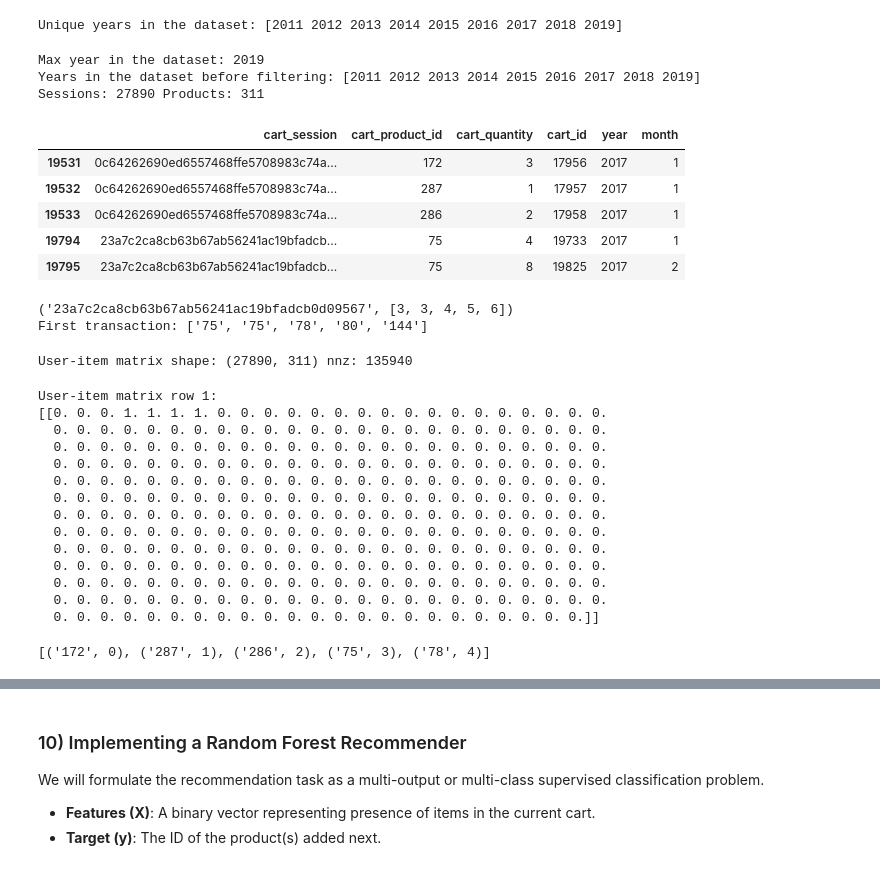
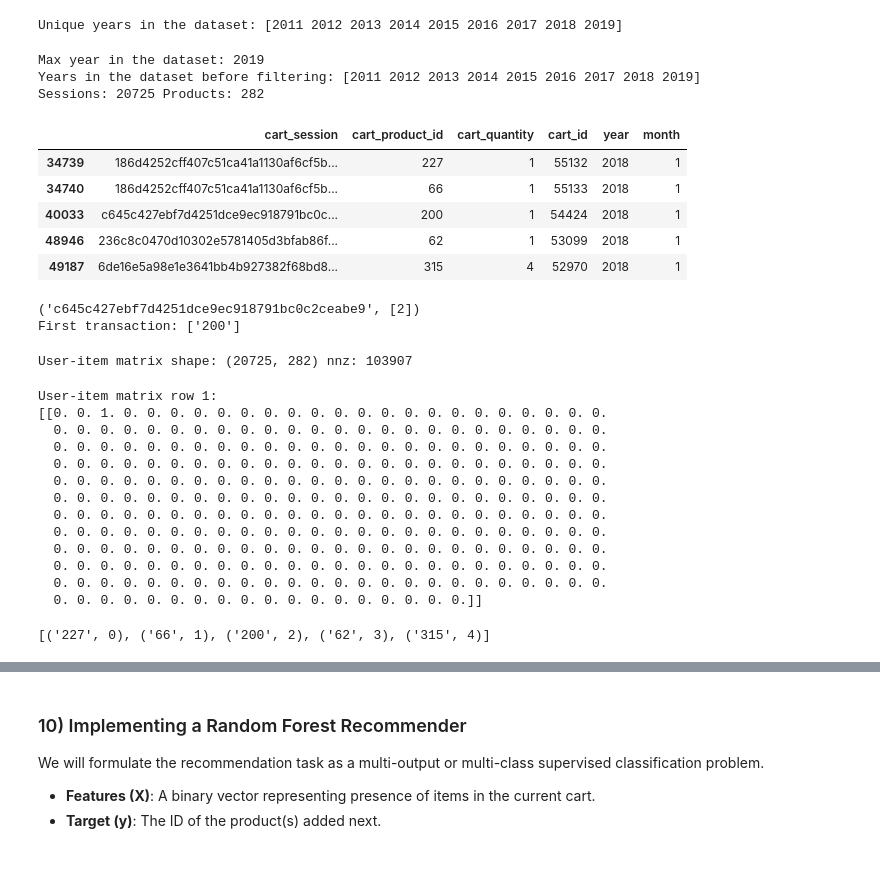
Before and after one commit to dpete0228/CSE455, a Jupyter notebook: docs/course/data/cart/2016_01recommender_notebook_v3.ipynb, the cells around one changed output, grey strips where cells are left out. Cells and saved outputs as stored; diff of their text form; code cells hidden in the pictures.

```diff
--- a/docs/course/data/cart/2016_01recommender_notebook_v3.ipynb
+++ b/docs/course/data/cart/2016_01recommender_notebook_v3.ipynb
@@ -126,7 +122,7 @@ df['cart_product_id'] = df['cart_product_id'].astype(str)
 max_year = df['year'].max()
 print("Max year in the dataset:", max_year)
 print("Years in the dataset before filtering:", df['year'].unique())
-df = df.loc[df['year'] >= max_year-2]
+df = df.loc[df['year'] >= max_year-1]
 
 # Preserve product order of first appearance
 product_ids = df['cart_product_id'].unique()
@@ -134,39 +130,39 @@ product_to_idx = {p: i for i, p in enumerate(product_ids)}
 idx_to_product = {i: p for p, i in product_to_idx.items()}
 
 # Preserve session order of first appearance (file order)
 sessions = df['cart_session'].unique()
 session_to_idx = {s: i for i, s in enumerate(sessions)}
 idx_to_session = {i: s for s, i in session_to_idx.items()}
 
 # IMPORTANT: sort=False preserves file order
 transactions = (
     df
     .groupby('cart_session', sort=False)['cart_product_id']
     .apply(list)
     .to_dict()
 )
 
 # Convert products to indices
 transactions = {
     session: [product_to_idx[p] for p in products]
     for session, products in transactions.items()
 }
 
 num_sessions = len(session_to_idx)
 num_products = len(product_to_idx)
 
 print("Sessions:", num_sessions, "Products:", num_products)
 df.head()
 # %% [output]
 Max year in the dataset: 2019
 Years in the dataset before filtering: [2011 2012 2013 2014 2015 2016 2017 2018 2019]
-Sessions: 27890 Products: 311
+Sessions: 20725 Products: 282
 |  | cart_session | cart_product_id | cart_quantity | cart_id | year | month |
-| 19531 | 0c64262690ed6557468ffe5708983c74a... | 172 | 3 | 17956 | 2017 | 1 |
-| 19532 | 0c64262690ed6557468ffe5708983c74a... | 287 | 1 | 17957 | 2017 | 1 |
-| 19533 | 0c64262690ed6557468ffe5708983c74a... | 286 | 2 | 17958 | 2017 | 1 |
-| 19794 | 23a7c2ca8cb63b67ab56241ac19bfadcb... | 75 | 4 | 19733 | 2017 | 1 |
-| 19795 | 23a7c2ca8cb63b67ab56241ac19bfadcb... | 75 | 8 | 19825 | 2017 | 2 |
+| 34739 | 186d4252cff407c51ca41a1130af6cf5b... | 227 | 1 | 55132 | 2018 | 1 |
+| 34740 | 186d4252cff407c51ca41a1130af6cf5b... | 66 | 1 | 55133 | 2018 | 1 |
+| 40033 | c645c427ebf7d4251dce9ec918791bc0c... | 200 | 1 | 54424 | 2018 | 1 |
+| 48946 | 236c8c0470d10302e5781405d3bfab86f... | 62 | 1 | 53099 | 2018 | 1 |
+| 49187 | 6de16e5a98e1e3641bb4b927382f68bd8... | 315 | 4 | 52970 | 2018 | 1 |
 # %%
 # print a transaction as product ids
 first_items = list(transactions.items())[1]
@@ -175,8 +171,8 @@ print(first_items)
 first_items = [idx_to_product[i] for i in first_items[1]]
 print("First transaction:", first_items)
 # %% [output]
-('23a7c2ca8cb63b67ab56241ac19bfadcb0d09567', [3, 3, 4, 5, 6])
-First transaction: ['75', '75', '78', '80', '144']
+('c645c427ebf7d4251dce9ec918791bc0c2ceabe9', [2])
+First transaction: ['200']
 # %%
 
 # === 4) Build sparse user-item matrix (binary presence) ===
@@ -194,7 +190,7 @@ for s, products in transactions.items():
 user_item = csr_matrix((data, (rows, cols)), shape=(num_sessions, num_products), dtype=np.float32)
 print("User-item matrix shape:", user_item.shape, "nnz:", user_item.nnz)
 # %% [output]
-User-item matrix shape: (27890, 311) nnz: 135940
+User-item matrix shape: (20725, 282) nnz: 103907
 # %%
 
 # show user_item example
@@ -202,7 +198,7 @@ print("User-item matrix row 1:")
 print(user_item.getrow(1).toarray())
 # %% [output]
 User-item matrix row 1:
-[[0. 0. 0. 1. 1. 1. 1. 0. 0. 0. 0. 0. 0. 0. 0. 0. 0. 0. 0. 0. 0. 0. 0. 0.
+[[0. 0. 1. 0. 0. 0. 0. 0. 0. 0. 0. 0. 0. 0. 0. 0. 0. 0. 0. 0. 0. 0. 0. 0.
   0. 0. 0. 0. 0. 0. 0. 0. 0. 0. 0. 0. 0. 0. 0. 0. 0. 0. 0. 0. 0. 0. 0. 0.
   0. 0. 0. 0. 0. 0. 0. 0. 0. 0. 0. 0. 0. 0. 0. 0. 0. 0. 0. 0. 0. 0. 0. 0.
   0. 0. 0. 0. 0. 0. 0. 0. 0. 0. 0. 0. 0. 0. 0. 0. 0. 0. 0. 0. 0. 0. 0. 0.
@@ -213,14 +209,13 @@ User-item matrix row 1:
   0. 0. 0. 0. 0. 0. 0. 0. 0. 0. 0. 0. 0. 0. 0. 0. 0. 0. 0. 0. 0. 0. 0. 0.
   0. 0. 0. 0. 0. 0. 0. 0. 0. 0. 0. 0. 0. 0. 0. 0. 0. 0. 0. 0. 0. 0. 0. 0.
   0. 0. 0. 0. 0. 0. 0. 0. 0. 0. 0. 0. 0. 0. 0. 0. 0. 0. 0. 0. 0. 0. 0. 0.
-  0. 0. 0. 0. 0. 0. 0. 0. 0. 0. 0. 0. 0. 0. 0. 0. 0. 0. 0. 0. 0. 0. 0. 0.
-  0. 0. 0. 0. 0. 0. 0. 0. 0. 0. 0. 0. 0. 0. 0. 0. 0. 0. 0. 0. 0. 0. 0.]]
+  0. 0. 0. 0. 0. 0. 0. 0. 0. 0. 0. 0. 0. 0. 0. 0. 0. 0.]]
 # %%
 #print the first 5 items from product_to_idx
 print(list(product_to_idx.items())[:5])
 # product_to_idx
 # %% [output]
-[('172', 0), ('287', 1), ('286', 2), ('75', 3), ('78', 4)]
+[('227', 0), ('66', 1), ('200', 2), ('62', 3), ('315', 4)]
 # %%
 
 # === 5) Co-occurrence recommender ===
```
Also changed, not shown: parts of 22 cells of this notebook.
